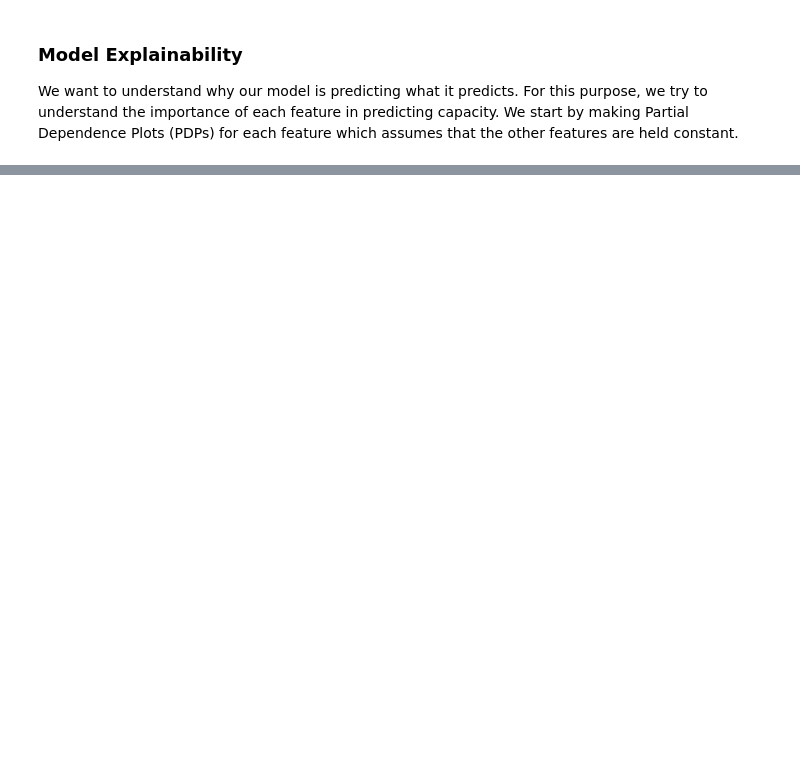
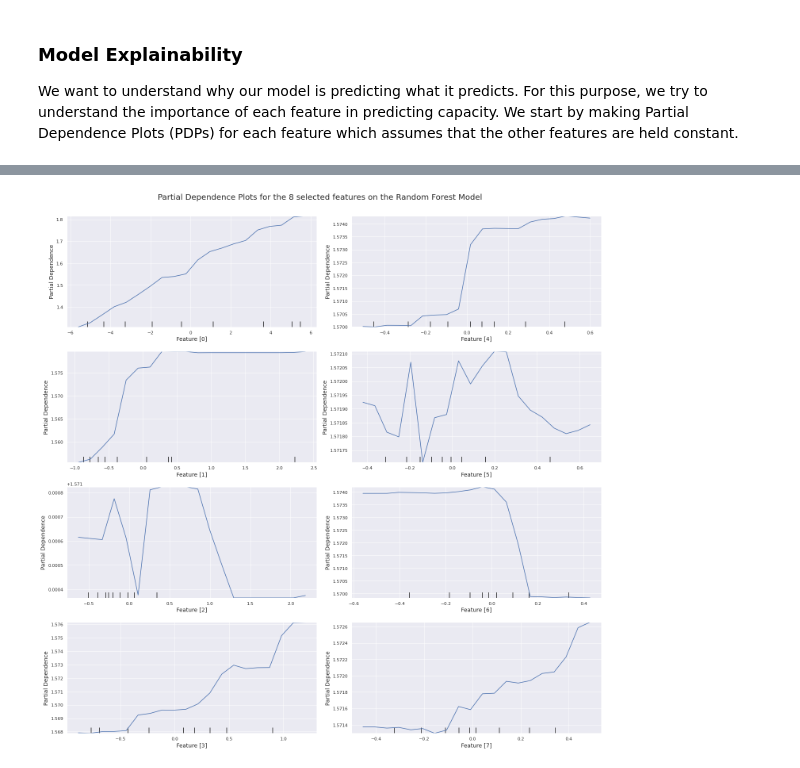
Before and after one commit to aweditya/ev-battery-degradation, a Jupyter notebook: src/Predicting RUL of EV Batteries.ipynb, the cells around one changed output, grey strips where cells are left out. Cells and saved outputs as stored; diff of their text form; code cells hidden in the pictures; blank space fills up the shorter version.

Commit message:
PDPs for random forest and inference for SVR PDPs

```diff
--- a/src/Predicting RUL of EV Batteries.ipynb
+++ b/src/Predicting RUL of EV Batteries.ipynb
@@ -1613,0 +1503,15 @@ Computing partial dependence plots...
+# %%
+features = {0: [[i] for i in range(4)],
+            1: [[i] for i in range(4,8)]}
+
+fig, axes = plt.subplots(4, 2, figsize = (20,20))
+fig.suptitle("Partial Dependence Plots for the 8 selected features on the Random Forest Model \n", fontsize=20)
+
+for (i, j) in zip(features[0], np.arange(4)):
+    partial_dependence_plot(regressor, i, axes[j,0])
+for (i, j) in zip(features[1], np.arange(4)):
+    partial_dependence_plot(regressor, i, axes[j,1])
+
+fig.tight_layout(rect=[0, 0, 1, 0.95]) # For removing extra whitespace introduced on using fig.suptitle
+# %% [output]
+[figure, added]
```
Also changed, not shown: parts of 10 cells of this notebook.
